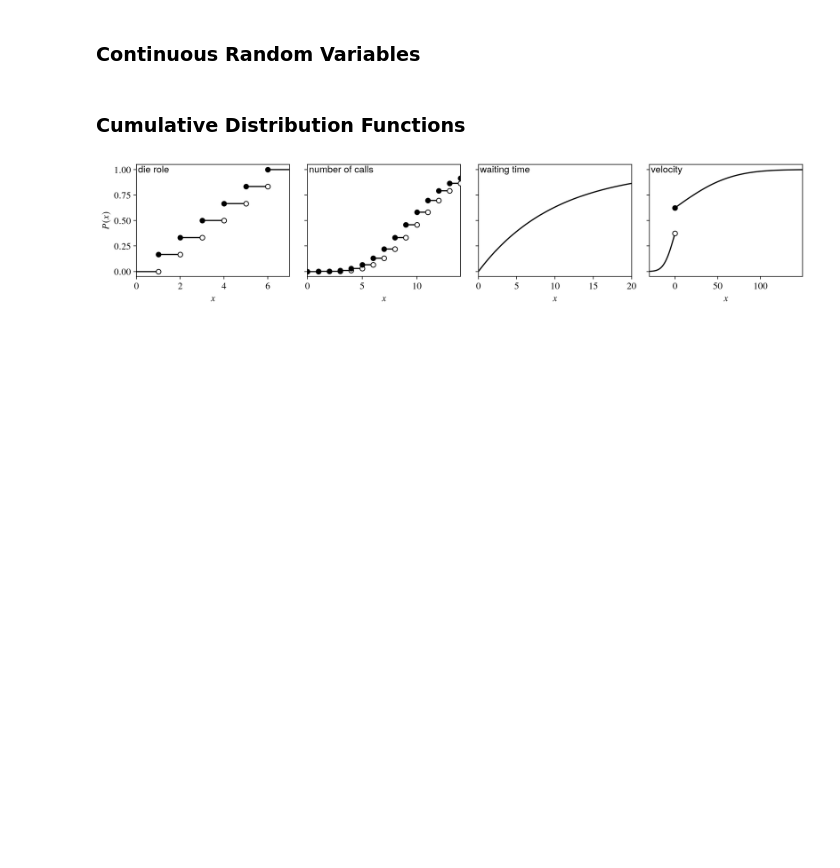
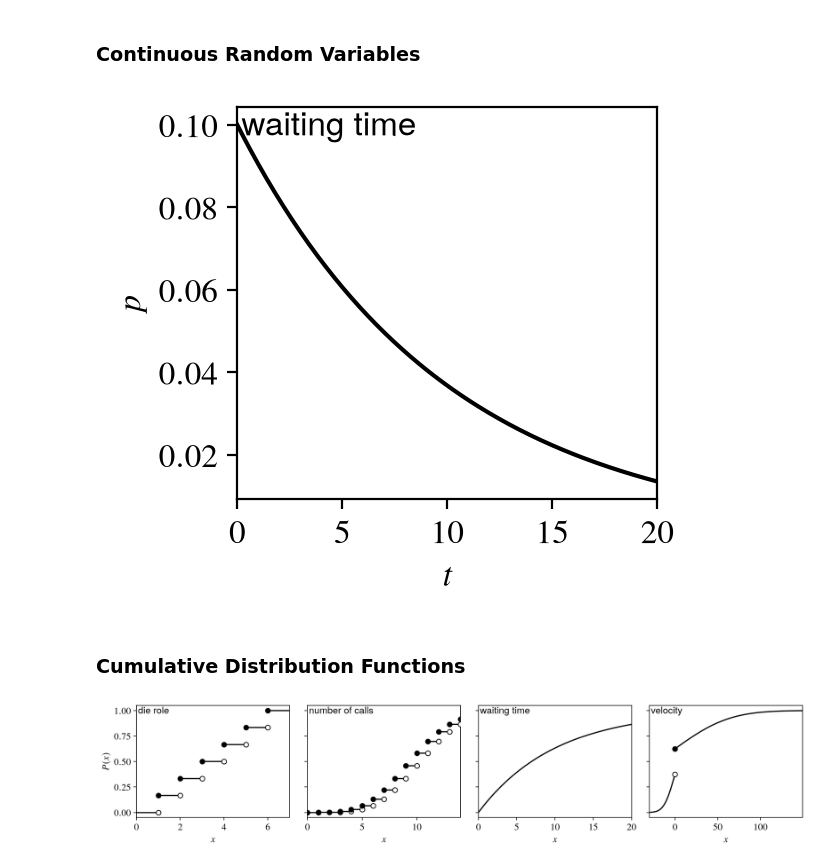
Before and after one commit to marioboley/Uni-Haifa-214.4312-Code, a Jupyter notebook: 1.1_introduction.ipynb, the cells around one changed output. Drawn from its saved outputs; the diff is of its cells as text; code cells hidden in the pictures; blank space fills up the shorter version.

```diff
--- a/1.1_introduction.ipynb
+++ b/1.1_introduction.ipynb
@@ -241,5 +264,13 @@ $$
 # %% [markdown]
 ### Continuous Random Variables
+# %%
+from scipy.stats import expon
+from plotting import plotf
+
+fig, ax = subplotgrid('$t$', '$p$', intitles=['waiting time'], figsize=(SLIDE_FIG_DIMS[0]/4, SLIDE_FIG_DIMS[1]/2))
+plotf(ax, expon(scale=10).pdf, 0, 20, color='k')
+# %% [output]
+[figure, added]
 # %% [markdown]
 ### Cumulative Distribution Functions
 # %%
```
Also changed, not shown: parts of 2 cells of this notebook, 1 other file.
